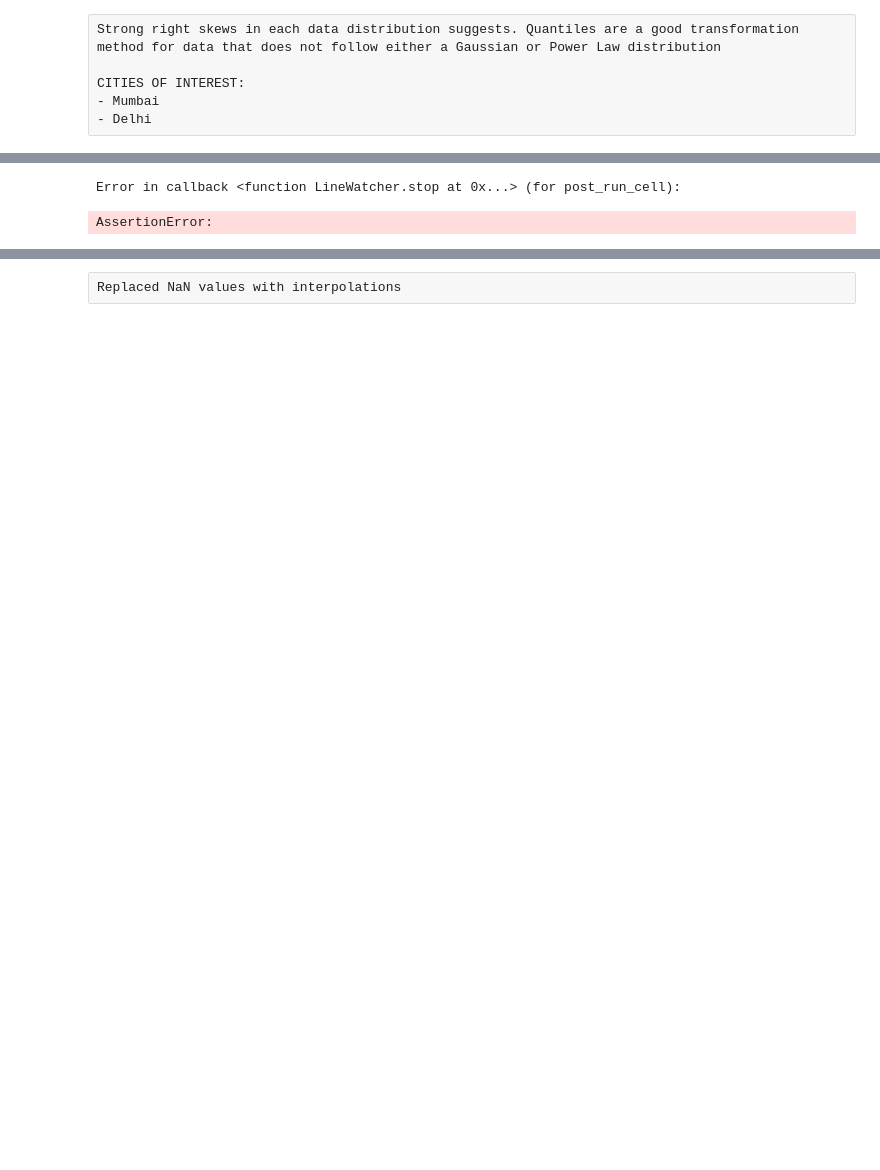
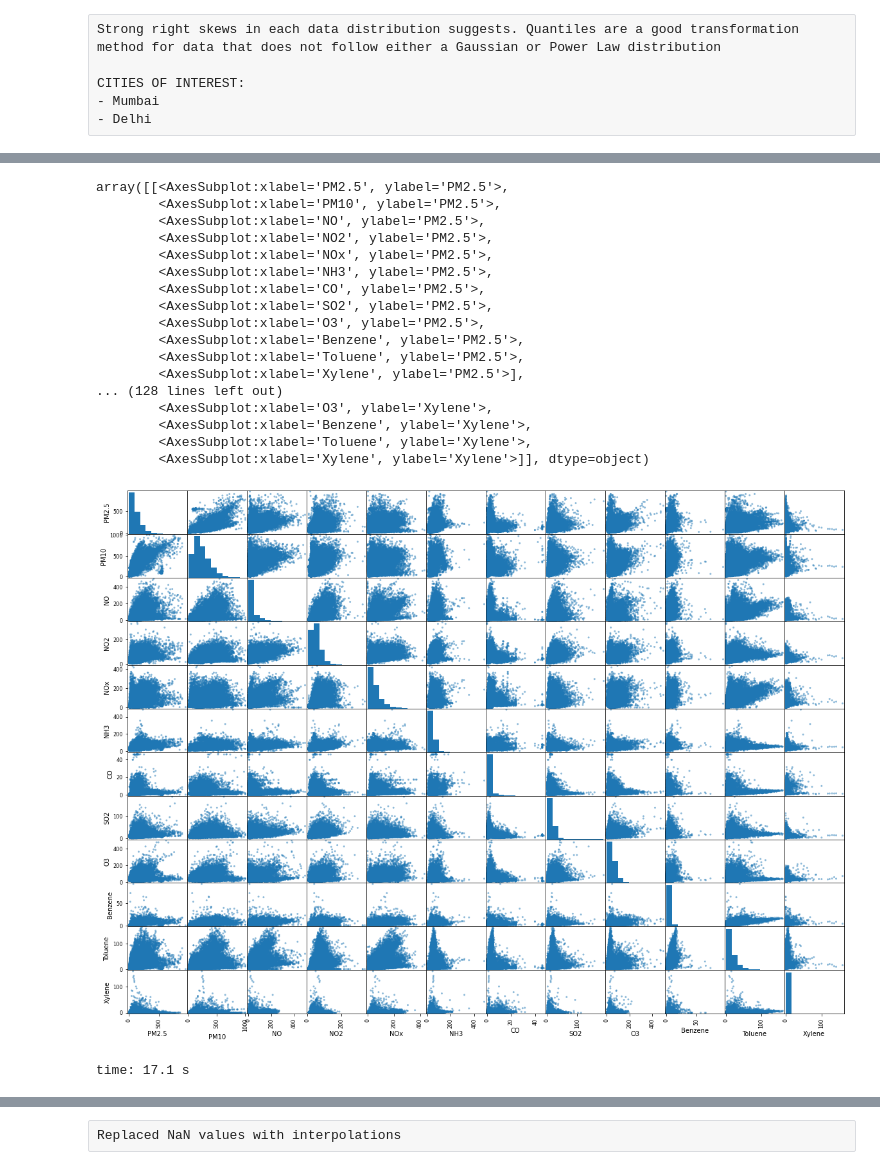
Before and after one commit to jgib124/Air-Quality-Warning-System, a Jupyter notebook: preprocessing.ipynb, the cells around one changed output, grey strips where cells are left out. Saved outputs shown, nothing was run; the diff lists cells and outputs as text; code cells hidden in the pictures; blank space fills up the shorter version.

```diff
--- a/preprocessing.ipynb
+++ b/preprocessing.ipynb
@@ -120,9 +151,26 @@ time: 63.7 ms
 # %%
-# from pandas.plotting import scatter_matrix
-# scatter_matrix(df_delhi, figsize=(20,15))
+from pandas.plotting import scatter_matrix
+scatter_matrix(df_delhi, figsize=(20,15))
 # %% [output]
-Error in callback <function LineWatcher.stop at 0x...> (for post_run_cell):
+array([[<AxesSubplot:xlabel='PM2.5', ylabel='PM2.5'>,
+        <AxesSubplot:xlabel='PM10', ylabel='PM2.5'>,
+        <AxesSubplot:xlabel='NO', ylabel='PM2.5'>,
+        <AxesSubplot:xlabel='NO2', ylabel='PM2.5'>,
+        <AxesSubplot:xlabel='NOx', ylabel='PM2.5'>,
+        <AxesSubplot:xlabel='NH3', ylabel='PM2.5'>,
+        <AxesSubplot:xlabel='CO', ylabel='PM2.5'>,
+        <AxesSubplot:xlabel='SO2', ylabel='PM2.5'>,
+        <AxesSubplot:xlabel='O3', ylabel='PM2.5'>,
+        <AxesSubplot:xlabel='Benzene', ylabel='PM2.5'>,
+        <AxesSubplot:xlabel='Toluene', ylabel='PM2.5'>,
+        <AxesSubplot:xlabel='Xylene', ylabel='PM2.5'>],
+... (128 lines left out)
+        <AxesSubplot:xlabel='O3', ylabel='Xylene'>,
+        <AxesSubplot:xlabel='Benzene', ylabel='Xylene'>,
+        <AxesSubplot:xlabel='Toluene', ylabel='Xylene'>,
+        <AxesSubplot:xlabel='Xylene', ylabel='Xylene'>]], dtype=object)
+[figure, added]
-AssertionError:
+time: 17.1 s
 # %%
 delhi_corr["O3"].sort_values(ascending = False)
 # %% [output]
```
Also changed, not shown: parts of 22 cells of this notebook, 2 other files.
